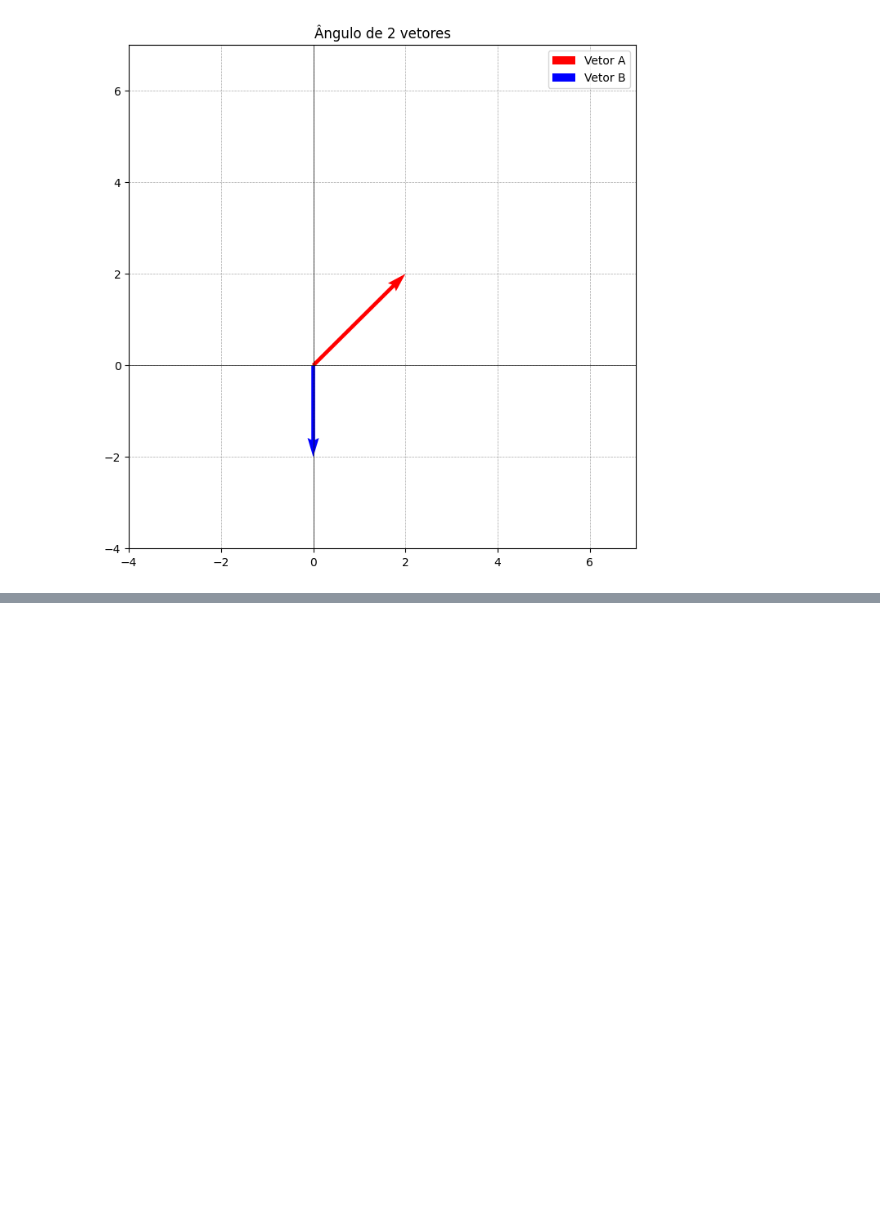
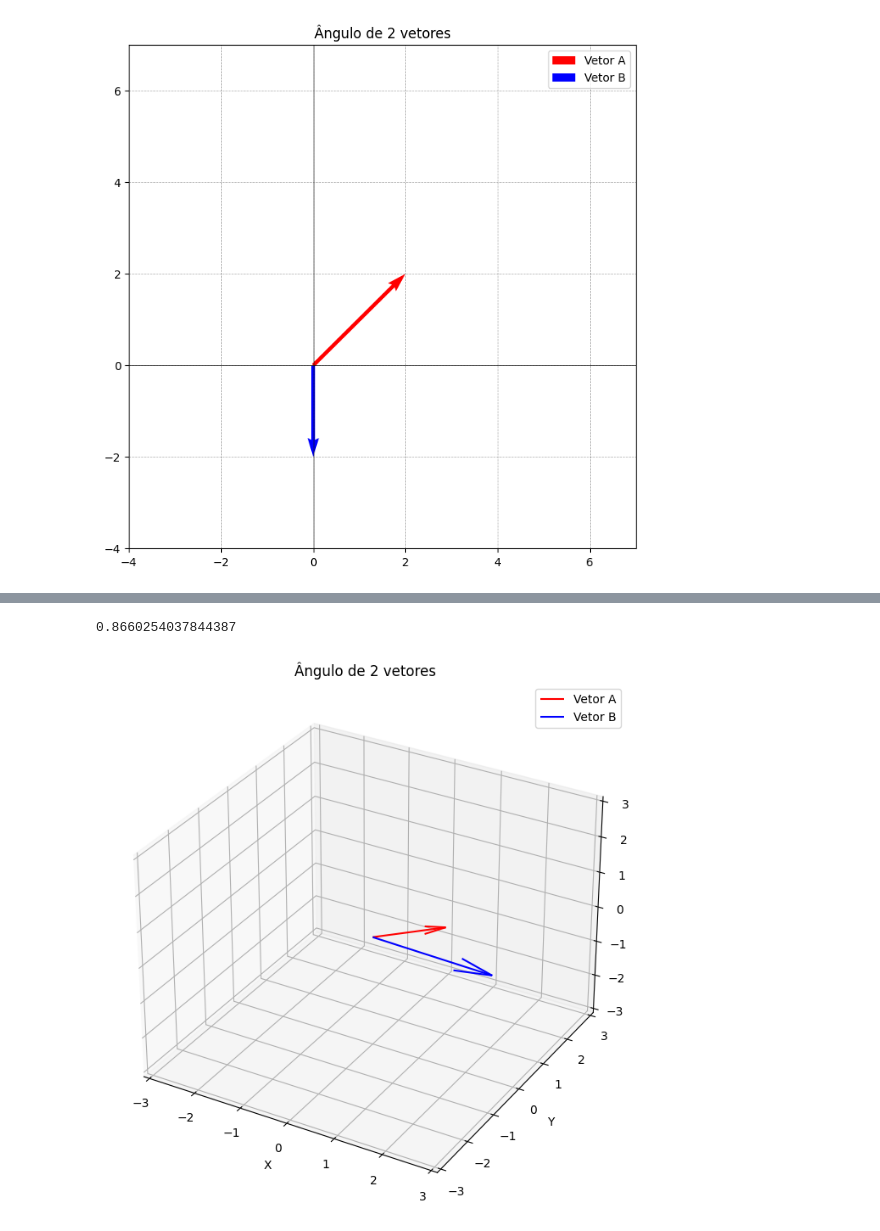
Before and after one commit to pedrobiqua/AlgebraLinear_Notebook, a Jupyter notebook: AlgebraLinear.ipynb, the cells around one changed output, grey strips where cells are left out. Saved outputs shown, nothing was run; the diff lists cells and outputs as text; code cells hidden in the pictures; blank space fills up the shorter version.

```diff
--- a/AlgebraLinear.ipynb
+++ b/AlgebraLinear.ipynb
@@ -639,0 +717,39 @@ plt.show()
+# %%
+import numpy as np
+import matplotlib.pyplot as plt
+from mpl_toolkits.mplot3d import Axes3D
+
+# Criar dois vetores
+k = 2
+vetor_a = np.array([1, 1, 0])
+vetor_b = np.array([k, 1, -1])
+
+# Calcular o ângulo entre os vetores
+cos_theta = np.dot(vetor_a, vetor_b) / (np.linalg.norm(vetor_a) * np.linalg.norm(vetor_b))
+theta = np.arccos(cos_theta)
+
+print(cos_theta)
+
+# Plotar os vetores em 3D
+fig = plt.figure(figsize=(8, 8))
+ax = fig.add_subplot(111, projection='3d')
+
+# Adicionar os vetores ao plot
+ax.quiver(0, 0, 0, vetor_a[0], vetor_a[1], vetor_a[2], color='r', label='Vetor A')
+ax.quiver(0, 0, 0, vetor_b[0], vetor_b[1], vetor_b[2], color='b', label='Vetor B')
+
+# Configurar o gráfico
+ax.set_xlim([-3, 3])
+ax.set_ylim([-3, 3])
+ax.set_zlim([-3, 3])
+ax.set_xlabel('X')
+ax.set_ylabel('Y')
+ax.set_zlabel('Z')
+ax.legend()
+
+# Mostrar o plot
+plt.title("Ângulo de 2 vetores")
+plt.show()
+# %% [output]
+0.8660254037844387
+[figure, added]
```
Also changed, not shown: parts of 19 cells of this notebook.
